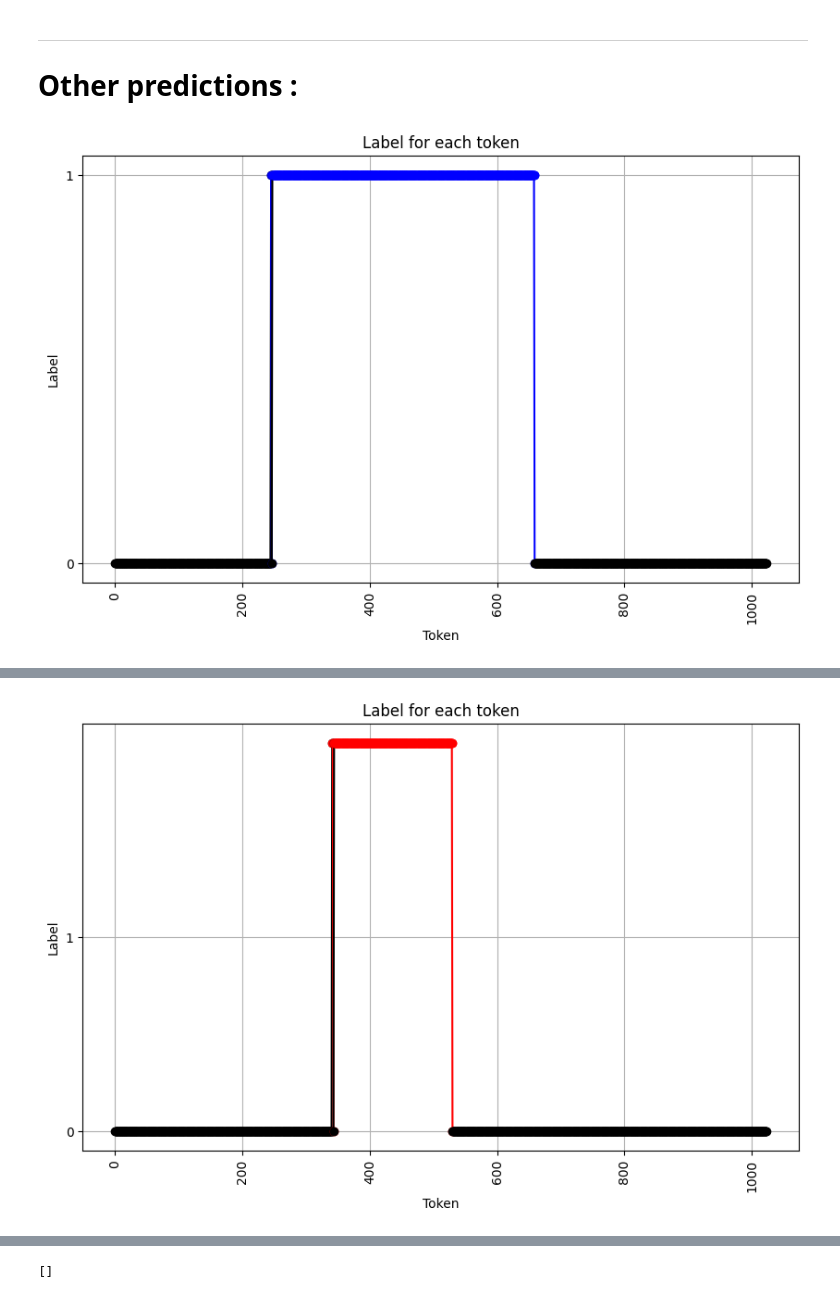
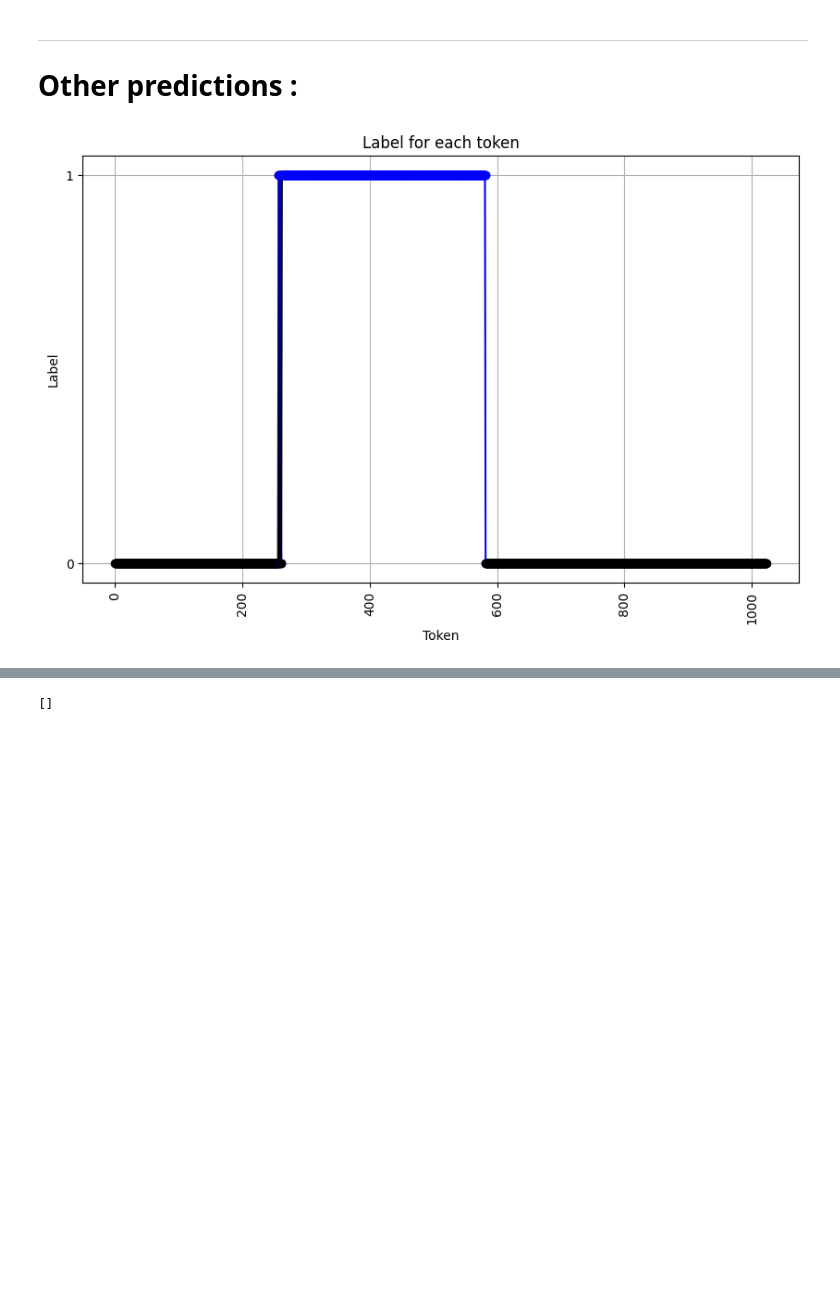
Before and after one commit to dimiboeckaerts/DepoScope, a Jupyter notebook: Training/3.DepoScope_full.ipynb, the cells around one changed output, grey strips where cells are left out. Saved outputs shown, nothing was run; the diff lists cells and outputs as text; code cells hidden in the pictures; blank space fills up the shorter version.

```diff
--- a/Training/3.DepoScope_full.ipynb
+++ b/Training/3.DepoScope_full.ipynb
@@ -386,22 +386,22 @@ with open("/media/concha-eloko/Linux/PPT_clean/in_vitro/Townsed/Dpos_boundaries.
 ***
 # Other predictions :
 # %%
-path_out = "/home/concha-eloko/Téléchargements"
+path_out = "/home/concha-eloko/Downloads"
 from Bio import SeqIO
 from tqdm import tqdm
 
-fastas = SeqIO.parse(f"{path_out}/OP125547.fasta" , "fasta")
+fastas = SeqIO.parse(f"{path_out}/MK170446.fasta" , "fasta")
 tmp_results = []
 for record in fastas :
     if len(record.seq) >= 180 :
         prediction, sequence_outputs = predict_sequence(model_classifier, str(record.seq))
         if prediction[0] == 1 :
             a = (prediction , record.description)
             tmp_results.append(a)
             plot_token(sequence_outputs)
             print(a)
             print(str(record.seq))
         else :
             pass
 # %% [output]
-[figure, old version]
+[figure, new version]
@@ -410 +409,0 @@ MAIVLNDITSGYNLSTINSNFQKIEDYINDKLLTRADTGVAGEAMMKRALDMNGNKILNVFVDVNDANSLLTVGAADSRY
-[figure, removed]
```
Also changed, not shown: parts of 4 cells of this notebook, 2 other files.
